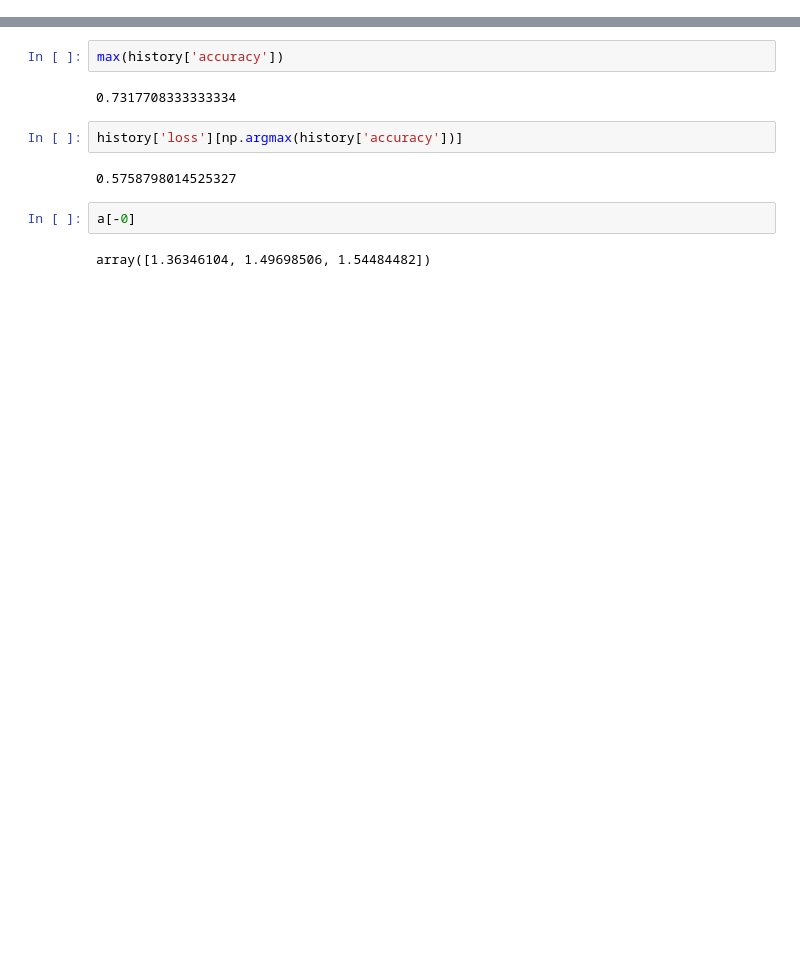
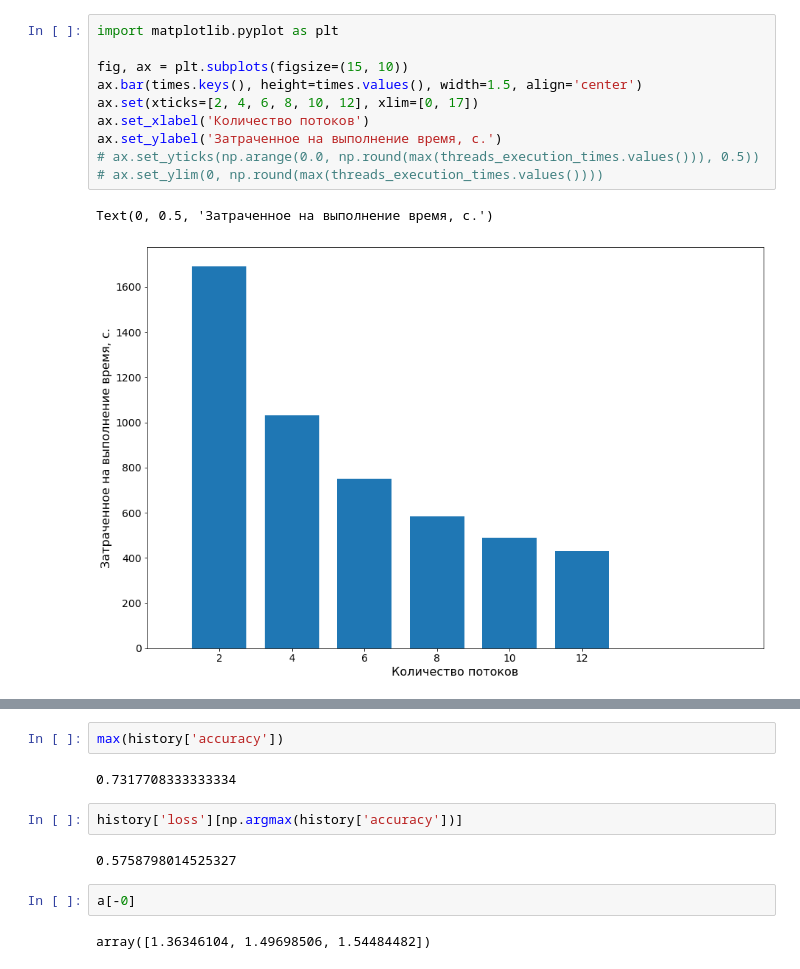
Before and after one commit to ikekee/NeuroEvoComputing-lab, a Jupyter notebook: tests.ipynb, the cells around one changed output, grey strips where cells are left out. Saved outputs shown, nothing was run; the diff lists cells and outputs as text; blank space fills up the shorter version.

```diff
--- a/tests.ipynb
+++ b/tests.ipynb
@@ -28,0 +141,13 @@ history = ESP.run_alg(0.4)
+# %%
+import matplotlib.pyplot as plt
+
+fig, ax = plt.subplots(figsize=(15, 10))
+ax.bar(times.keys(), height=times.values(), width=1.5, align='center')
+ax.set(xticks=[2, 4, 6, 8, 10, 12], xlim=[0, 17])
+ax.set_xlabel('Количество потоков')
+ax.set_ylabel('Затраченное на выполнение время, с.')
+# ax.set_yticks(np.arange(0.0, np.round(max(threads_execution_times.values())), 0.5))
+# ax.set_ylim(0, np.round(max(threads_execution_times.values())))
+# %% [output]
+Text(0, 0.5, 'Затраченное на выполнение время, с.')
+[figure, added]
```
Also changed, not shown: parts of 24 cells of this notebook, 1 other file.
